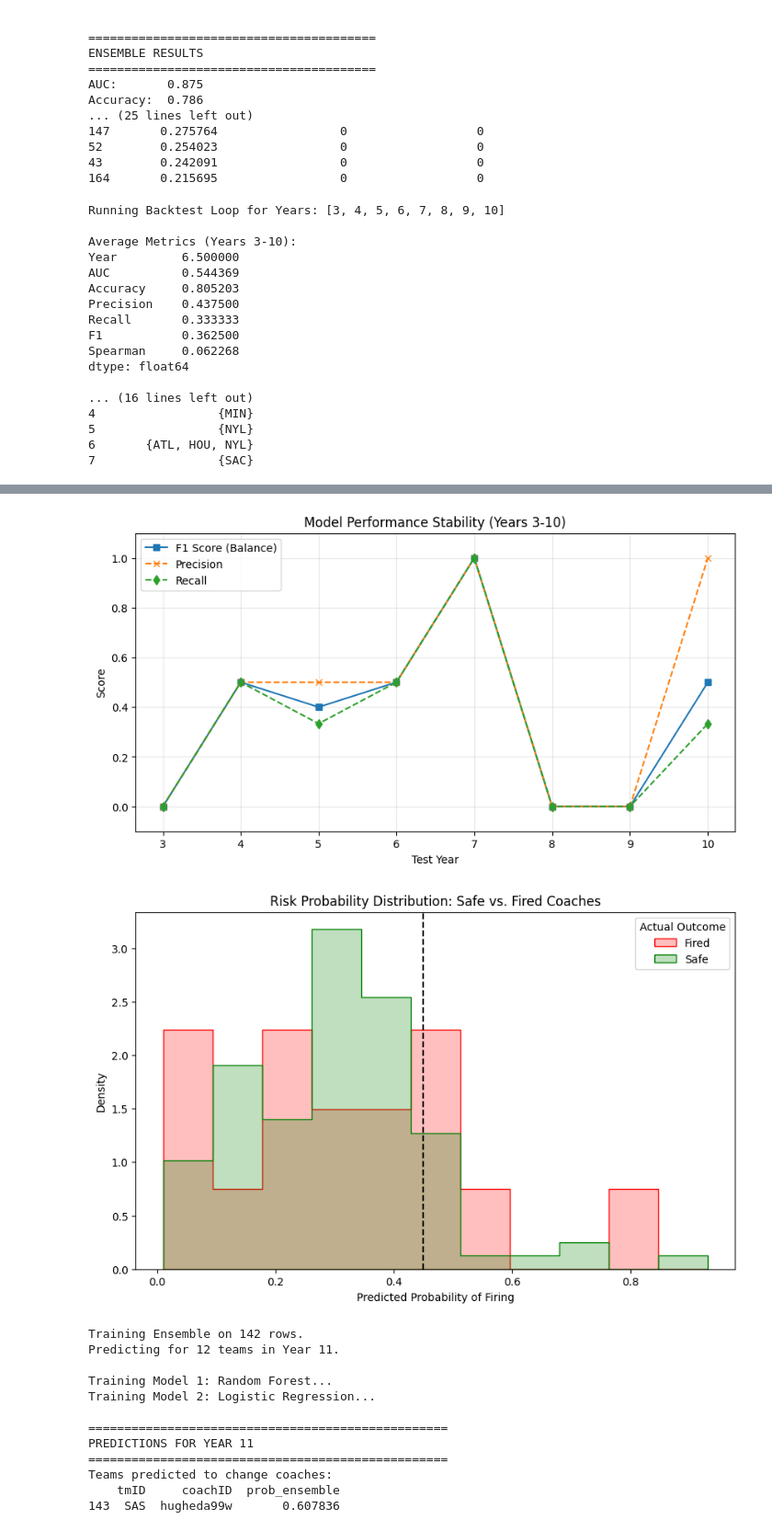
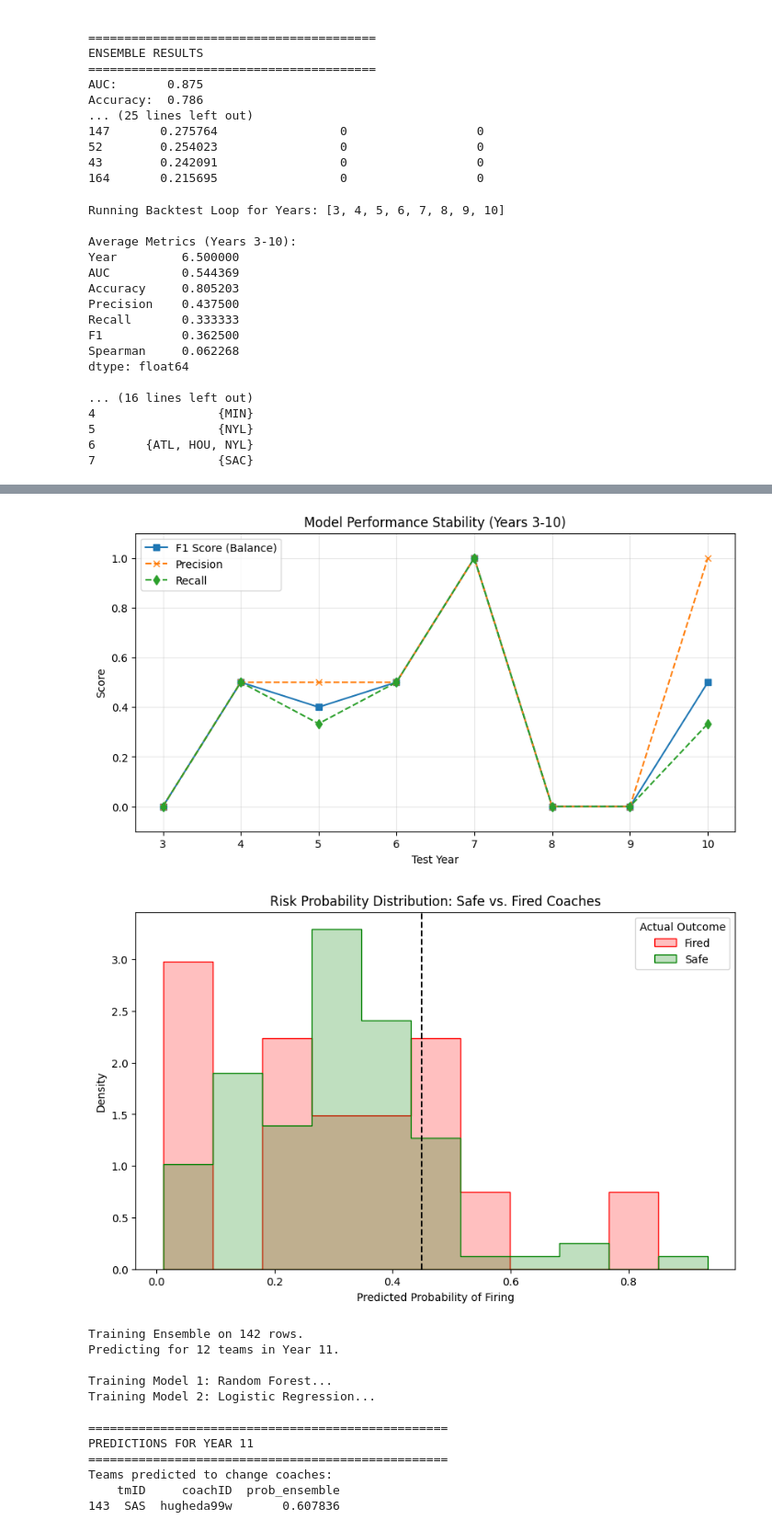
Before and after one commit to torradoov/Data_Mining-WNBA, a Jupyter notebook: 04_b)_coach_prediction.ipynb, the cells around one changed output, grey strips where cells are left out. Shown at 92% size. Cells and saved outputs as stored; diff of their text form; code cells hidden in the pictures.

```diff
--- a/04_b)_coach_prediction.ipynb
+++ b/04_b)_coach_prediction.ipynb
@@ -747,7 +747,7 @@ for year in years_to_test:
 
     # Model 1: Random Forest
     rf_model = RandomForestClassifier(
-        n_estimators=600,
+        n_estimators=400,
         max_depth=5,
         random_state=42
     )
@@ -853,34 +853,34 @@ plt.show()
 # 6. ADDITIONAL PLOT B: RISK DISTRIBUTION
 # ===============================================================
 # Does the model successfully separate Fired (1) from Safe (0)?
 plt.figure(figsize=(10, 6))
 sns.histplot(data=all_test_data, x="prob_ensemble", hue="mid_season_change", element="step", stat="density", common_norm=False, palette={0: "green", 1: "red"})
 plt.axvline(0.45, color='black', linestyle='--', label='Decision Threshold (0.45)')
 plt.title("Risk Probability Distribution: Safe vs. Fired Coaches")
 plt.xlabel("Predicted Probability of Firing")
 plt.legend(title="Actual Outcome", labels=["Fired", "Safe"])
 plt.show()
 # %% [output]
 Running Backtest Loop for Years: [3, 4, 5, 6, 7, 8, 9, 10]
 
 Average Metrics (Years 3-10):
 Year         6.500000
 AUC          0.544369
 Accuracy     0.805203
 Precision    0.437500
 Recall       0.333333
 F1           0.362500
 Spearman     0.062268
 dtype: float64
 
 ... (16 lines left out)
 4                 {MIN}
 5                 {NYL}
 6       {ATL, HOU, NYL}
 7                 {SAC}
 [figure]
 [figure]
-[figure, old version]
+[figure, new version]
 # %%
 # ===============================================================
 # COACH CHANGE PREDICTION — VOTING CLASSIFIER
```
